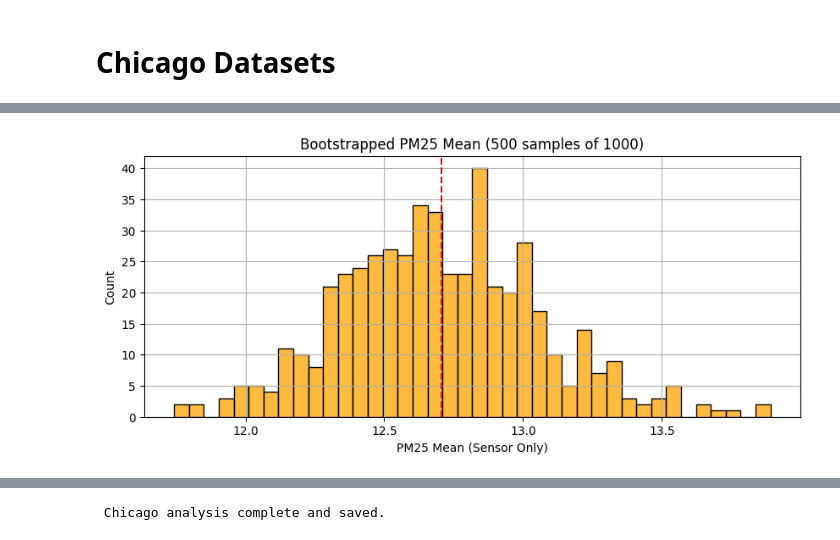
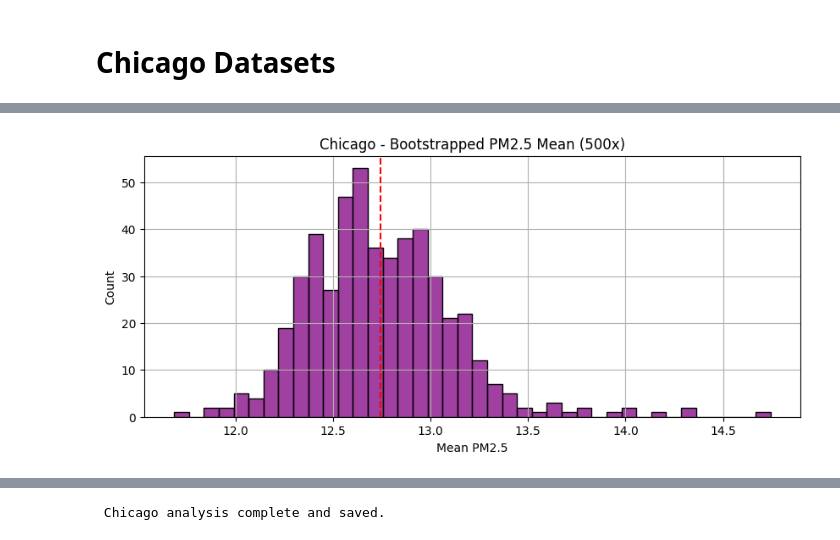
Before and after one commit to Dr-Isam-ALJAWARNEH/fds-project-airnav, a Jupyter notebook: NYC_Boston_Chicago_Project.ipynb, the cells around one changed output, grey strips where cells are left out. Cells and saved outputs as stored; diff of their text form; code cells hidden in the pictures.

```diff
--- a/NYC_Boston_Chicago_Project.ipynb
+++ b/NYC_Boston_Chicago_Project.ipynb
@@ -308,6 +330,17 @@ data_all["ReadingDateTimeUTC"] = pd.to_datetime(data_all["ReadingDateTimeUTC"])
+# %%
+# STEP 2: Rename and prepare
+chicago_df.rename(columns={
+    "Latitude": "latitude",
+    "Longitude": "longitude",
+    "ReadingDateTimeUTC": "datetime",
+    "PM25": "pm25",
+    "Temperature": "temperature",
+    "Humidity": "humidity"
+}, inplace=True)
+
+# Convert datetime column
+chicago_df["datetime"] = pd.to_datetime(chicago_df["datetime"])
 # %%
-# STEP 21: H3 Geohash Encoding
-def latlon_to_h3(row, resolution=9):
-    return h3.geo_to_h3(row["Latitude"], row["Longitude"], resolution)
-
-data_all["h3"] = data_all.apply(latlon_to_h3, axis=1)
+# STEP 3: H3 Encoding
+import h3
+chicago_df["h3"] = chicago_df.apply(lambda row: h3.geo_to_h3(row["latitude"], row["longitude"], 9), axis=1)
@@ -381,19 +397,17 @@ plt.show()
 # %%
-# STEP 26: Bootstrapping Mean PM10 (from data_all, filtered)
-boot_means = [
-    resample(
-        data_all["PM25"][(data_all["PM25"] >= 0) & (data_all["PM25"] <= 500)].dropna(),
-        n_samples=1000
-    ).mean()
+# STEP 6: Bootstrapping PM2.5
+
+boot_pm25 = [
+    resample(chicago_df["pm25"].dropna(), n_samples=1000).mean()
     for _ in range(500)
 ]
 
 plt.figure(figsize=(10, 4))
-sns.histplot(boot_means, bins=40, color='orange')
-plt.axvline(np.mean(boot_means), color='red', linestyle='--')
-plt.title("Bootstrapped PM25 Mean (500 samples of 1000)")
-plt.xlabel("PM25 Mean (Sensor Only)")
+sns.histplot(boot_pm25, bins=40, color='purple')
+plt.axvline(np.mean(boot_pm25), color='red', linestyle='--')
+plt.title("Chicago - Bootstrapped PM2.5 Mean (500x)")
+plt.xlabel("Mean PM2.5")
 plt.grid(True)
 plt.show()
 # %% [output]
-[figure, old version]
+[figure, new version]
```
Also changed, not shown: parts of 33 cells of this notebook.
